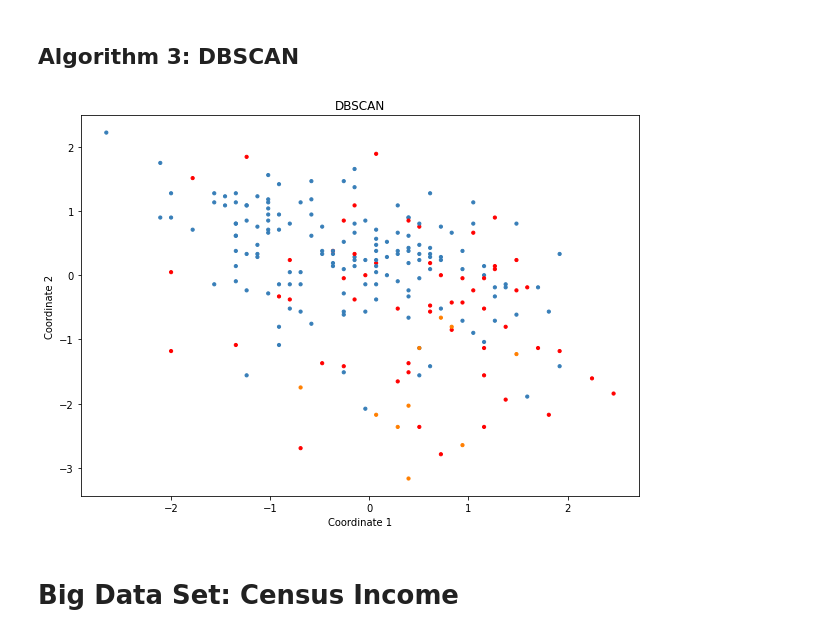
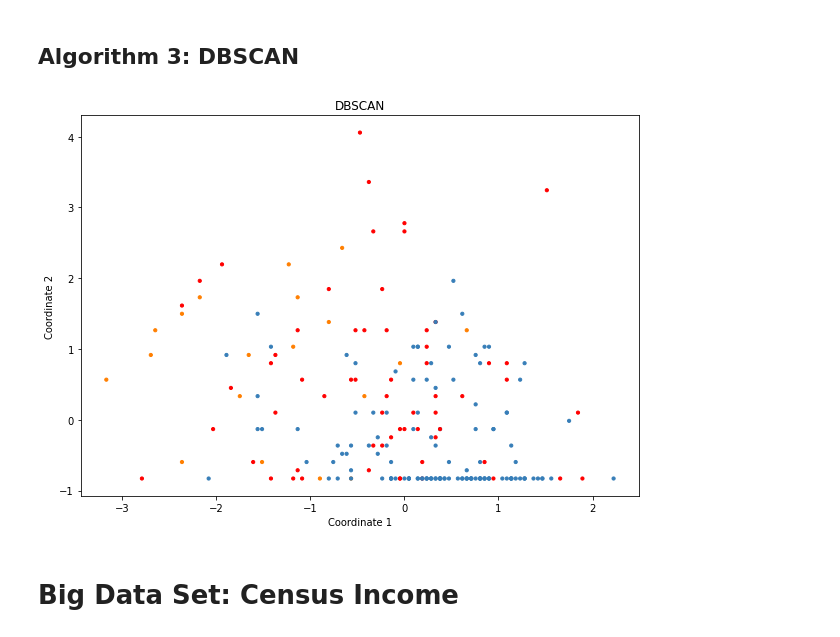
Before and after one commit to se21m024/DataScience, a Jupyter notebook: Exercise 3/se21m024_Stummer_ex3_Clustering.ipynb, the cells around one changed output. Saved outputs shown, nothing was run; the diff lists cells and outputs as text; code cells hidden in the pictures.

```diff
--- a/Exercise 3/se21m024_Stummer_ex3_Clustering.ipynb
+++ b/Exercise 3/se21m024_Stummer_ex3_Clustering.ipynb
@@ -281,8 +282,6 @@ data = processColumn(data=data, column='Diagnosis',
 categoryMapping=(lambda value: '< 50% diameter narrowing' if value == 0 else '> 50% diameter narrowing' if value == 1 else None),
 categories=['< 50% diameter narrowing', '> 50% diameter narrowing'])
 
-#data.head()
-
 # Convert to categories
 for column in categoryColumns:
     data[column] = pd.factorize(data[column])[0] + 1
@@ -300,7 +299,12 @@ def parseFloat(x):
 
 data = data.apply(parseFloat)
 data = data.dropna()
-X = data.to_numpy()
+
+# One hot encoding for categorical columns
+enc = OneHotEncoder(handle_unknown='ignore')
+encoded_data = pd.get_dummies(data, columns=categoryColumns, prefix_sep='_', drop_first=False)
+
+X = encoded_data.to_numpy()
 # %% [markdown]
 ## Algorithm 1: MiniBatch KMeans
 # %%
@@ -332,11 +336,11 @@ plot_data(X, 0, 7, algorithm, "Agglomerative Clustering")
 # %% [markdown]
 ## Algorithm 3: DBSCAN
 # %%
-algorithm = cluster.DBSCAN(eps=7.0, min_samples=10, metric="cityblock")
+algorithm = cluster.DBSCAN(eps=9.0, min_samples=5, metric="cityblock")
 
-plot_data(X, 0, 7, algorithm, "DBSCAN")
+plot_data(X, 3, 4, algorithm, "DBSCAN")
 # %% [output]
-[figure, old version]
+[figure, new version]
 # %% [markdown]
 # Big Data Set: Census Income
 # %% [markdown]
```
Also changed, not shown: parts of 7 cells of this notebook.
